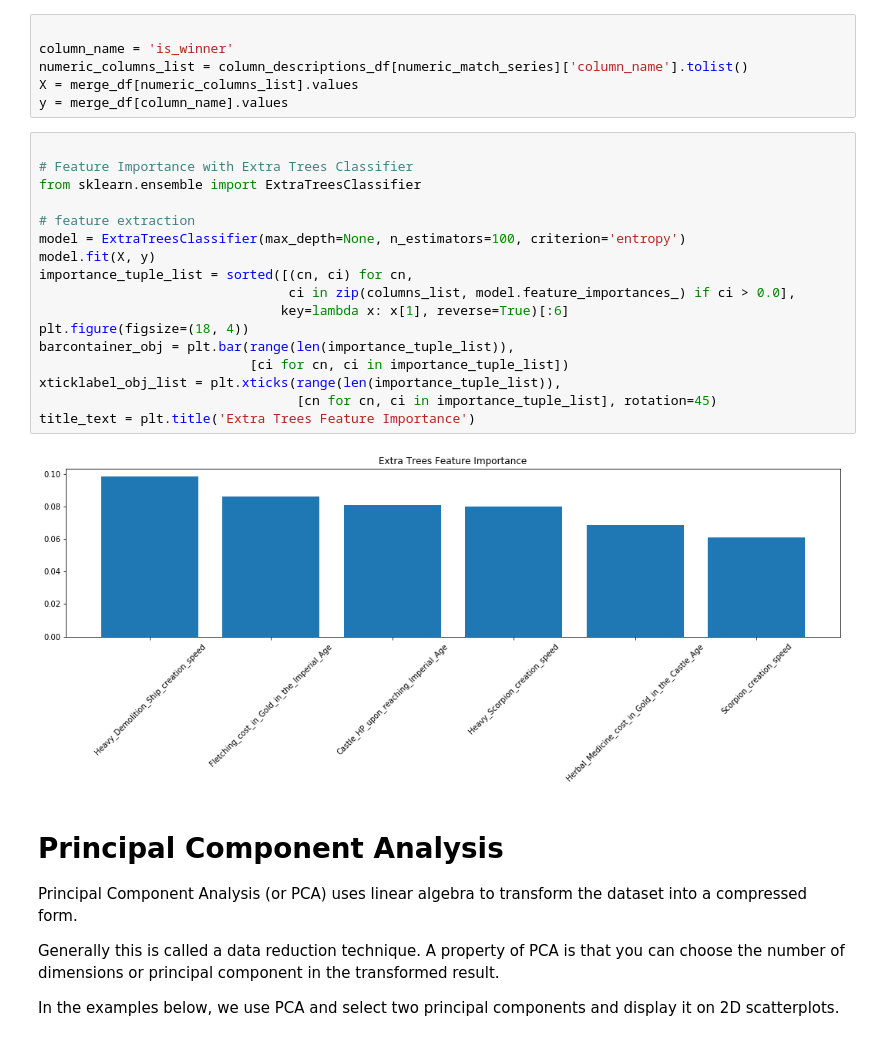
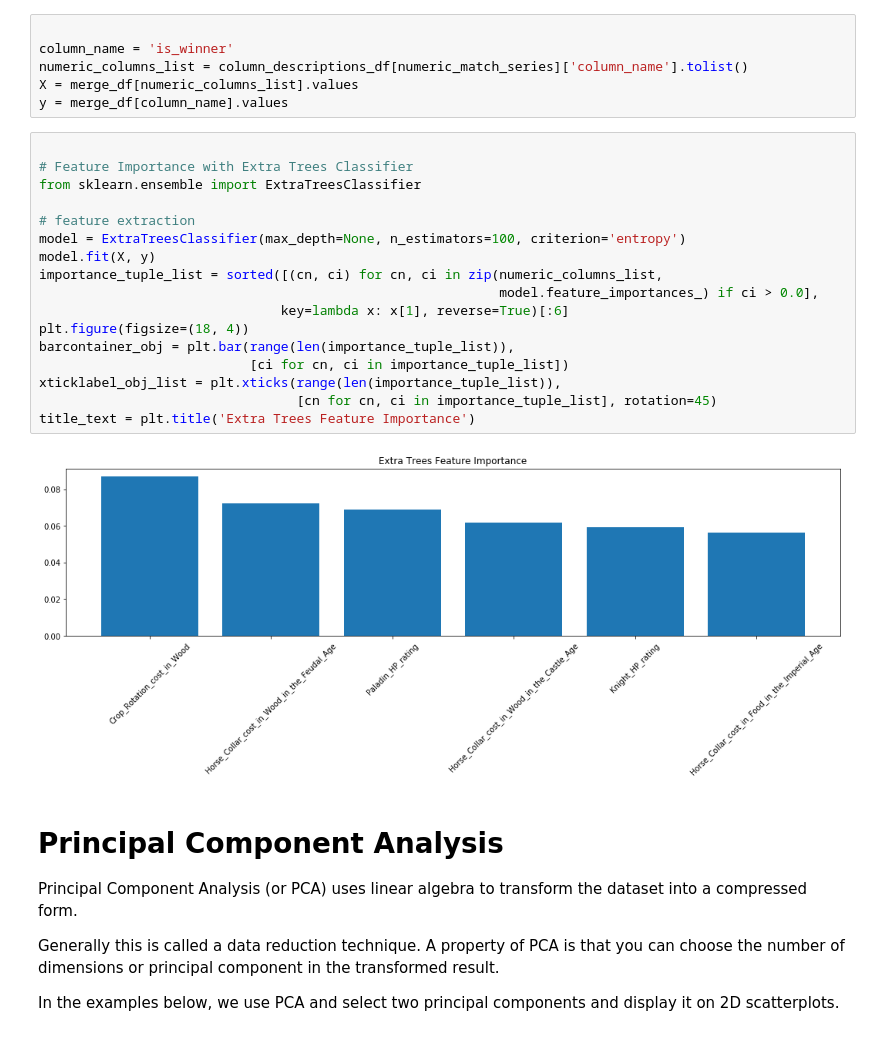
Before and after one commit to dbabbitt/notebooks, a Jupyter notebook: age-of-empires-ii/ipynb/AoE2 Civilization Bonus Feature Selection.ipynb, the cells around one changed output. Saved outputs shown, nothing was run; the diff lists cells and outputs as text.

```diff
--- a/age-of-empires-ii/ipynb/AoE2 Civilization Bonus Feature Selection.ipynb
+++ b/age-of-empires-ii/ipynb/AoE2 Civilization Bonus Feature Selection.ipynb
@@ -319,22 +314,22 @@ y = merge_df[column_name].values
 # %%
 
 # Feature Importance with Extra Trees Classifier
 from sklearn.ensemble import ExtraTreesClassifier
 
 # feature extraction
 model = ExtraTreesClassifier(max_depth=None, n_estimators=100, criterion='entropy')
 model.fit(X, y)
-importance_tuple_list = sorted([(cn, ci) for cn,
-                                ci in zip(columns_list, model.feature_importances_) if ci > 0.0],
+importance_tuple_list = sorted([(cn, ci) for cn, ci in zip(numeric_columns_list,
+                                                           model.feature_importances_) if ci > 0.0],
                                key=lambda x: x[1], reverse=True)[:6]
 plt.figure(figsize=(18, 4))
 barcontainer_obj = plt.bar(range(len(importance_tuple_list)),
                            [ci for cn, ci in importance_tuple_list])
 xticklabel_obj_list = plt.xticks(range(len(importance_tuple_list)),
                                  [cn for cn, ci in importance_tuple_list], rotation=45)
 title_text = plt.title('Extra Trees Feature Importance')
 # %% [output]
-[figure, old version]
+[figure, new version]
 # %% [markdown]
 
 # Principal Component Analysis
```
Also changed, not shown: parts of 4 cells of this notebook, 1 other file.
